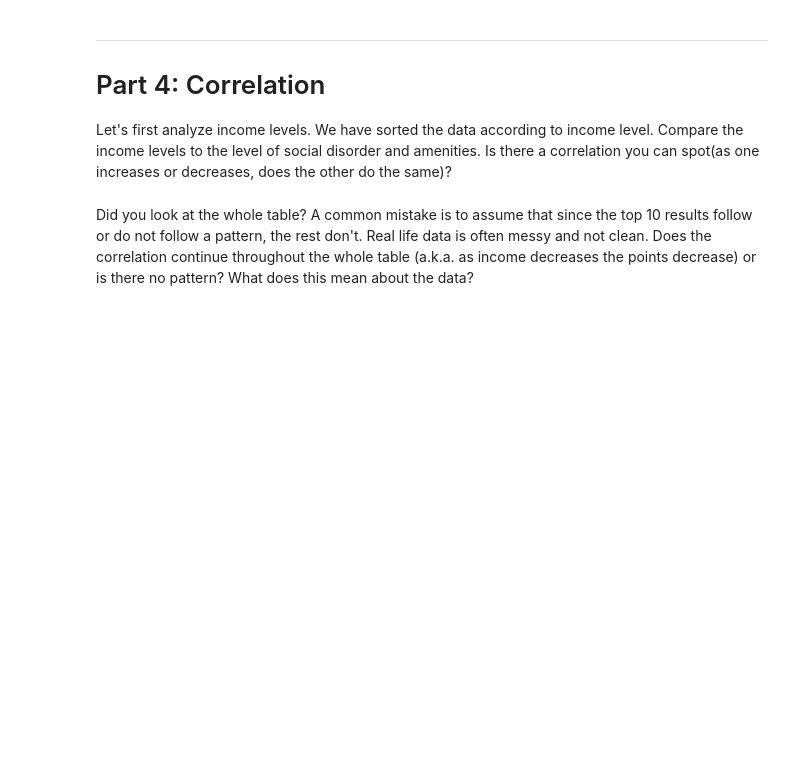
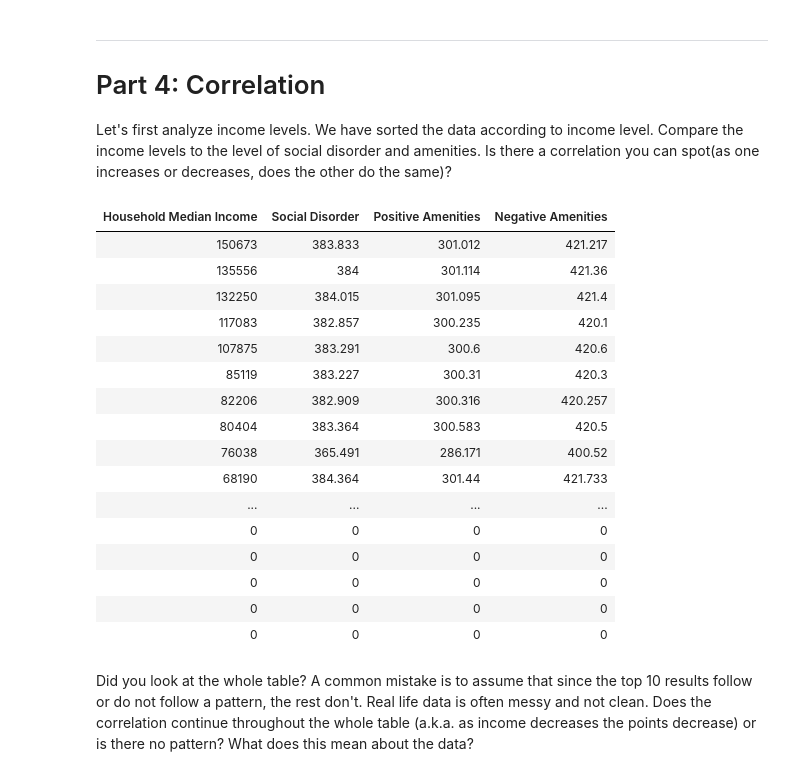
Before and after one commit to ds-modules/SOC-130AC, a Jupyter notebook: 01-The-Neighborhood-fa2018.ipynb, the cells around one changed output. Cells and saved outputs as stored; diff of their text form; code cells hidden in the pictures; blank space fills up the shorter version.

```diff
--- a/01-The-Neighborhood-fa2018.ipynb
+++ b/01-The-Neighborhood-fa2018.ipynb
@@ -545,7 +675,28 @@ What do these distributions tell you?
 
 Let's first analyze income levels. We have sorted the data according to income level. Compare the income levels to the level of social disorder and amenities. Is there a correlation you can spot(as one increases or decreases, does the other do the same)?
 # %%
-joined_data.sort_values("Household Median Income", ascending=False)[["Household Median Income", "Social Disorder", "Positive Amenities", "Negative Amenities"]]
+(joined_data
+ .sort("Household Median Income", descending=True)
+ .select("Household Median Income", "Social Disorder", "Positive Amenities", "Negative Amenities")
+).show()
+# %% [output]
+| Household Median Income | Social Disorder | Positive Amenities | Negative Amenities |
+| 150673 | 383.833 | 301.012 | 421.217 |
+| 135556 | 384 | 301.114 | 421.36 |
+| 132250 | 384.015 | 301.095 | 421.4 |
+| 117083 | 382.857 | 300.235 | 420.1 |
+| 107875 | 383.291 | 300.6 | 420.6 |
+| 85119 | 383.227 | 300.31 | 420.3 |
+| 82206 | 382.909 | 300.316 | 420.257 |
+| 80404 | 383.364 | 300.583 | 420.5 |
+| 76038 | 365.491 | 286.171 | 400.52 |
+| 68190 | 384.364 | 301.44 | 421.733 |
+| ... | ... | ... | ... |
+| 0 | 0 | 0 | 0 |
+| 0 | 0 | 0 | 0 |
+| 0 | 0 | 0 | 0 |
+| 0 | 0 | 0 | 0 |
+| 0 | 0 | 0 | 0 |
 # %% [markdown]
 Did you look at the whole table? A common mistake is to assume that since the top 10 results follow or do not follow a pattern, the rest don't. Real life data is often messy and not clean. Does the correlation continue throughout the whole table (a.k.a. as income decreases the points decrease) or is there no pattern? What does this mean about the data?
 # %% [markdown]
```
Also changed, not shown: parts of 23 cells of this notebook, 1 other file.
